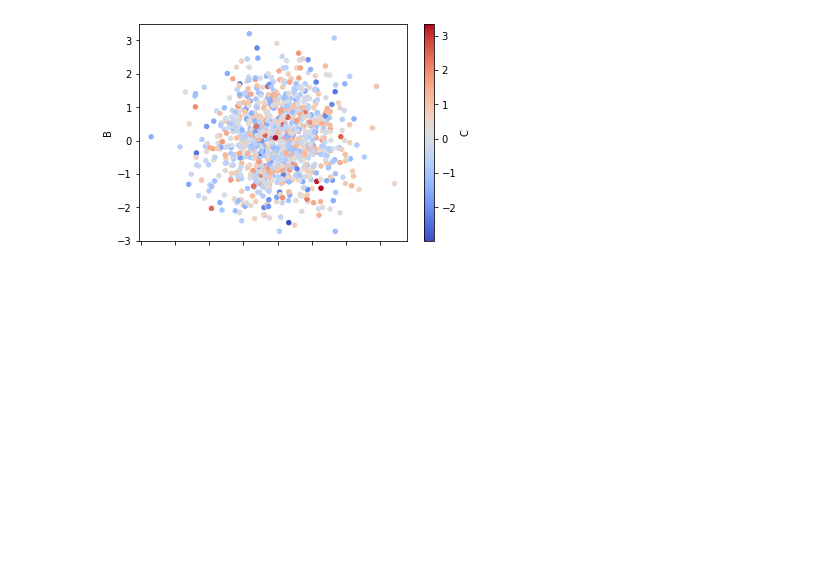
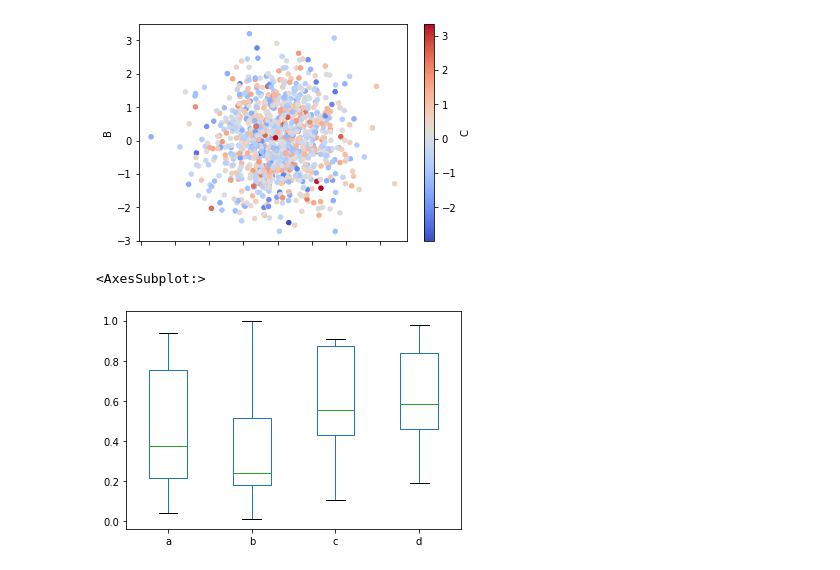
Before and after one commit to pradhan-asish/Python-Matplot_-_Visualization, a Jupyter notebook: Matplot_Udemy_2.ipynb, the cells around one changed output. Cells and saved outputs as stored; diff of their text form; code cells hidden in the pictures; blank space fills up the shorter version.

Commit message:
box plot

```diff
--- a/Matplot_Udemy_2.ipynb
+++ b/Matplot_Udemy_2.ipynb
@@ -65,3 +65,8 @@ df1.plot.scatter(x= 'A', y='B',c='C',cmap='coolwarm')
 # %% [output]
 <AxesSubplot:xlabel='A', ylabel='B'>
 [figure]
+# %%
+df2.plot.box()
+# %% [output]
+<AxesSubplot:>
+[figure, added]
```
